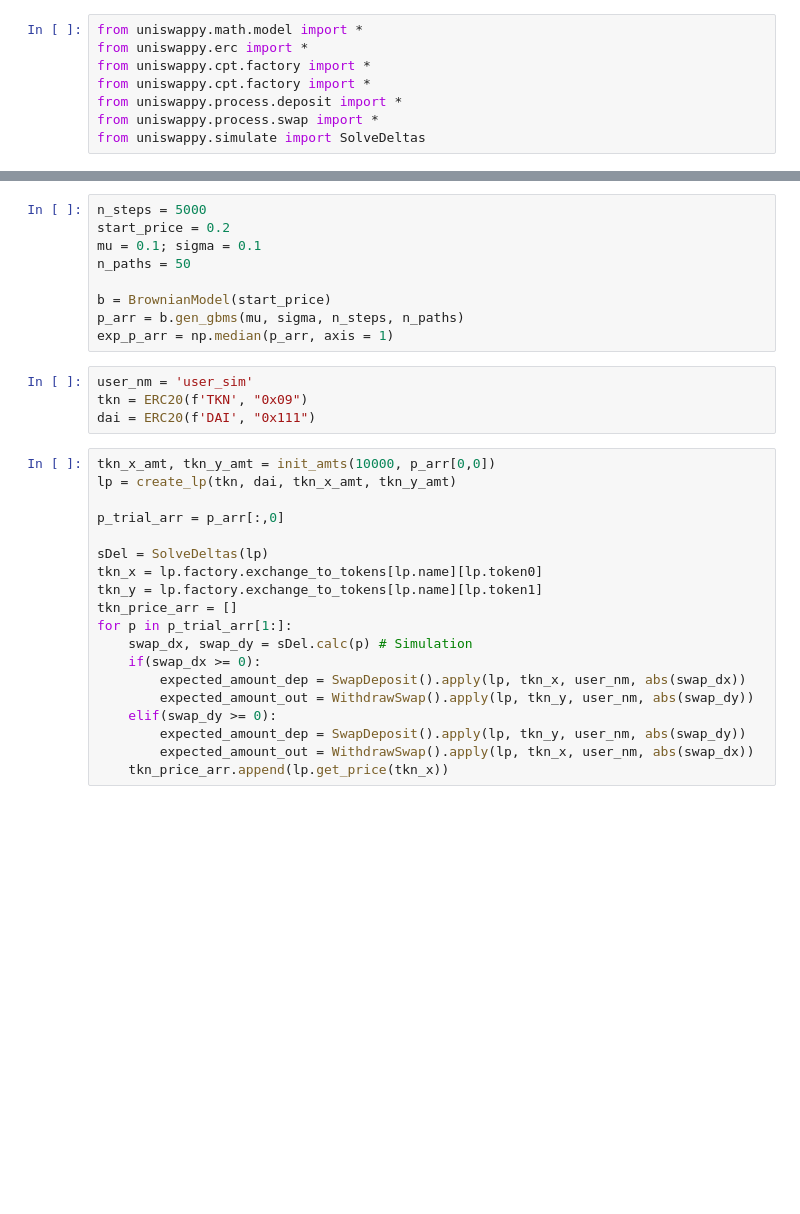
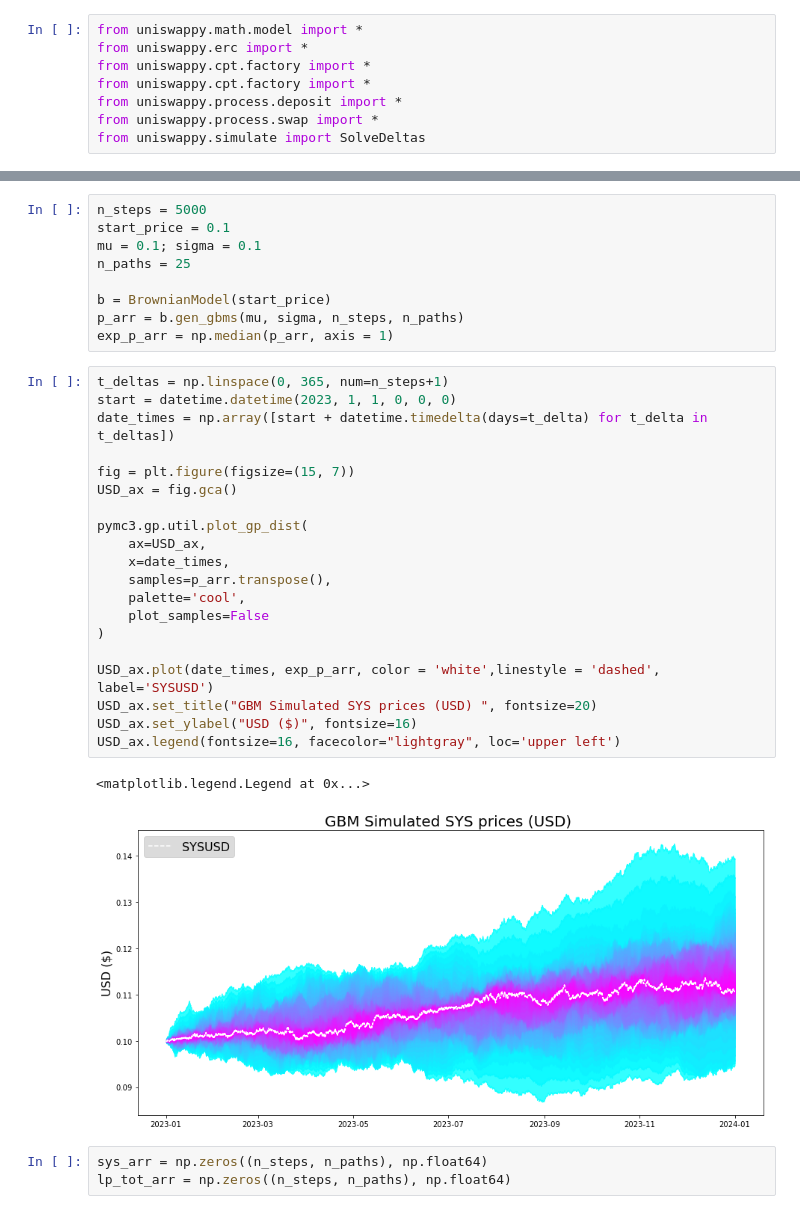
Before and after one commit to defipy-devs/uniswappy, a Jupyter notebook: notebooks/medium_articles/uniswappy_sim.ipynb, the cells around one changed output, grey strips where cells are left out. Saved outputs shown, nothing was run; the diff lists cells and outputs as text; blank space fills up the shorter version.

```diff
--- a/notebooks/medium_articles/uniswappy_sim.ipynb
+++ b/notebooks/medium_articles/uniswappy_sim.ipynb
@@ -29,32 +53,35 @@ def init_amts(tkn_x_amt, p0):
 # %%
 n_steps = 5000
-start_price = 0.2
+start_price = 0.1
 mu = 0.1; sigma = 0.1
-n_paths = 50
+n_paths = 25
 
 b = BrownianModel(start_price)
 p_arr = b.gen_gbms(mu, sigma, n_steps, n_paths)
 exp_p_arr = np.median(p_arr, axis = 1)
-# %%
-user_nm = 'user_sim'
-tkn = ERC20(f'TKN', "0x09")
-dai = ERC20(f'DAI', "0x111")
-# %%
-tkn_x_amt, tkn_y_amt = init_amts(10000, p_arr[0,0])
-lp = create_lp(tkn, dai, tkn_x_amt, tkn_y_amt)
-
-p_trial_arr = p_arr[:,0]
-
-sDel = SolveDeltas(lp)
-tkn_x = lp.factory.exchange_to_tokens[lp.name][lp.token0]
-tkn_y = lp.factory.exchange_to_tokens[lp.name][lp.token1]
-tkn_price_arr = []
-for p in p_trial_arr[1:]:
-    swap_dx, swap_dy = sDel.calc(p) # Simulation
-    if(swap_dx >= 0):
-        expected_amount_dep = SwapDeposit().apply(lp, tkn_x, user_nm, abs(swap_dx))
-        expected_amount_out = WithdrawSwap().apply(lp, tkn_y, user_nm, abs(swap_dy))
-    elif(swap_dy >= 0):
-        expected_amount_dep = SwapDeposit().apply(lp, tkn_y, user_nm, abs(swap_dy))
-        expected_amount_out = WithdrawSwap().apply(lp, tkn_x, user_nm, abs(swap_dx))
-    tkn_price_arr.append(lp.get_price(tkn_x))
+# %%
+t_deltas = np.linspace(0, 365, num=n_steps+1)
+start = datetime.datetime(2023, 1, 1, 0, 0, 0)
+date_times = np.array([start + datetime.timedelta(days=t_delta) for t_delta in t_deltas])
+
+fig = plt.figure(figsize=(15, 7))
+USD_ax = fig.gca()
+
+pymc3.gp.util.plot_gp_dist(
+    ax=USD_ax,
+    x=date_times,
+    samples=p_arr.transpose(),
+    palette='cool',
+    plot_samples=False
+)
+
+USD_ax.plot(date_times, exp_p_arr, color = 'white',linestyle = 'dashed', label='SYSUSD')
+USD_ax.set_title("GBM Simulated SYS prices (USD) ", fontsize=20)
+USD_ax.set_ylabel("USD ($)", fontsize=16)
+USD_ax.legend(fontsize=16, facecolor="lightgray", loc='upper left')
+# %% [output]
+<matplotlib.legend.Legend at 0x...>
+[figure, added]
+# %%
+sys_arr = np.zeros((n_steps, n_paths), np.float64)
+lp_tot_arr = np.zeros((n_steps, n_paths), np.float64)
```
Also changed, not shown: parts of 4 cells of this notebook.
